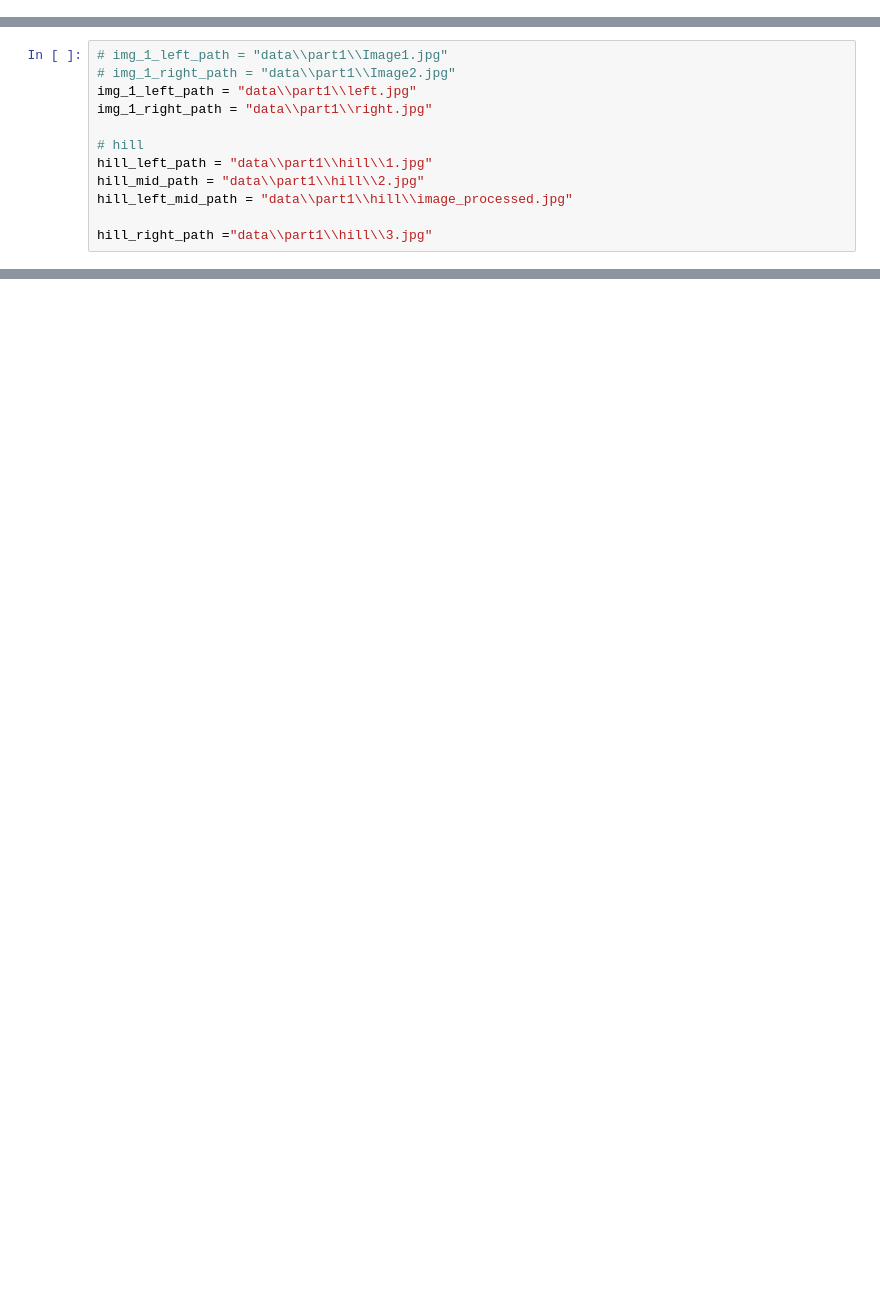
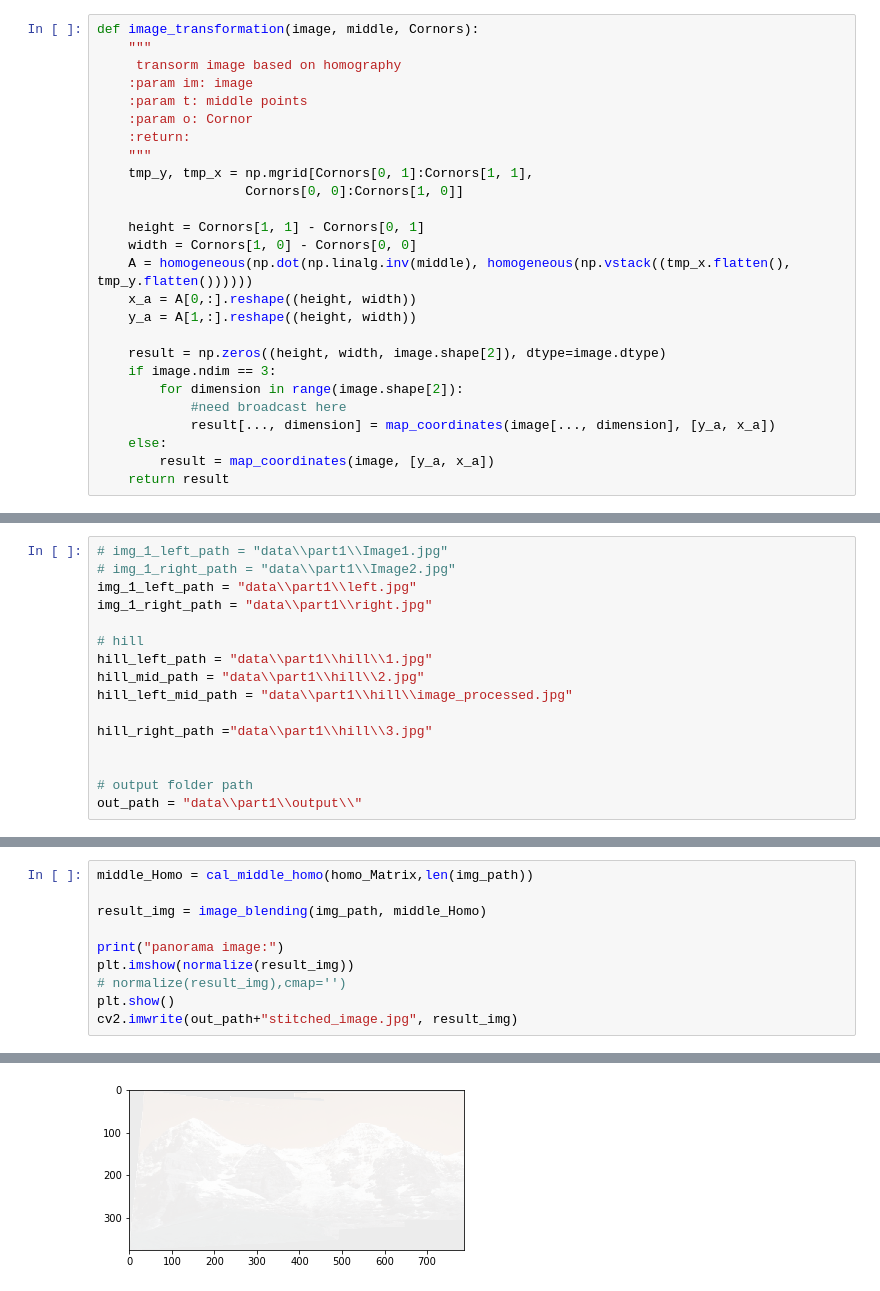
Before and after one commit to 770120041/ComputerVisionPractice, a Jupyter notebook: new_part1.ipynb, the cells around one changed output, grey strips where cells are left out. Drawn from its saved outputs; the diff is of its cells as text; blank space fills up the shorter version.

Commit message:
refactor part1

```diff
--- a/new_part1.ipynb
+++ b/new_part1.ipynb
@@ -175,0 +241,26 @@ def ransac(data, tolerance=0.5, iteration=100):
+# %%
+def image_transformation(image, middle, Cornors):
+    """
+     transorm image based on homography
+    :param im: image
+    :param t: middle points
+    :param o: Cornor
+    :return:
+    """
+    tmp_y, tmp_x = np.mgrid[Cornors[0, 1]:Cornors[1, 1],
+                   Cornors[0, 0]:Cornors[1, 0]]
+
+    height = Cornors[1, 1] - Cornors[0, 1]
+    width = Cornors[1, 0] - Cornors[0, 0]
+    A = homogeneous(np.dot(np.linalg.inv(middle), homogeneous(np.vstack((tmp_x.flatten(), tmp_y.flatten())))))
+    x_a = A[0,:].reshape((height, width))
+    y_a = A[1,:].reshape((height, width))
+
+    result = np.zeros((height, width, image.shape[2]), dtype=image.dtype)
+    if image.ndim == 3:
+        for dimension in range(image.shape[2]):
+            #need broadcast here
+            result[..., dimension] = map_coordinates(image[..., dimension], [y_a, x_a])
+    else:
+        result = map_coordinates(image, [y_a, x_a])
+    return result
@@ -185,4 +309,8 @@ hill_mid_path = "data\\part1\\hill\\2.jpg"
 hill_left_mid_path = "data\\part1\\hill\\image_processed.jpg"
 
 hill_right_path ="data\\part1\\hill\\3.jpg"
+
+
+# output folder path
+out_path = "data\\part1\\output\\"
 # %%
@@ -259,0 +367,11 @@ Finished making the panorama, check your source folder!
+# %%
+middle_Homo = cal_middle_homo(homo_Matrix,len(img_path))
+
+result_img = image_blending(img_path, middle_Homo)
+
+print("panorama image:")
+plt.imshow(normalize(result_img))
+# normalize(result_img),cmap='')
+plt.show()
+cv2.imwrite(out_path+"stitched_image.jpg", result_img)
+# %% [output]
@@ -259,0 +379 @@ Finished making the panorama, check your source folder!
+[figure, added]
```
Also changed, not shown: parts of 17 cells of this notebook.
